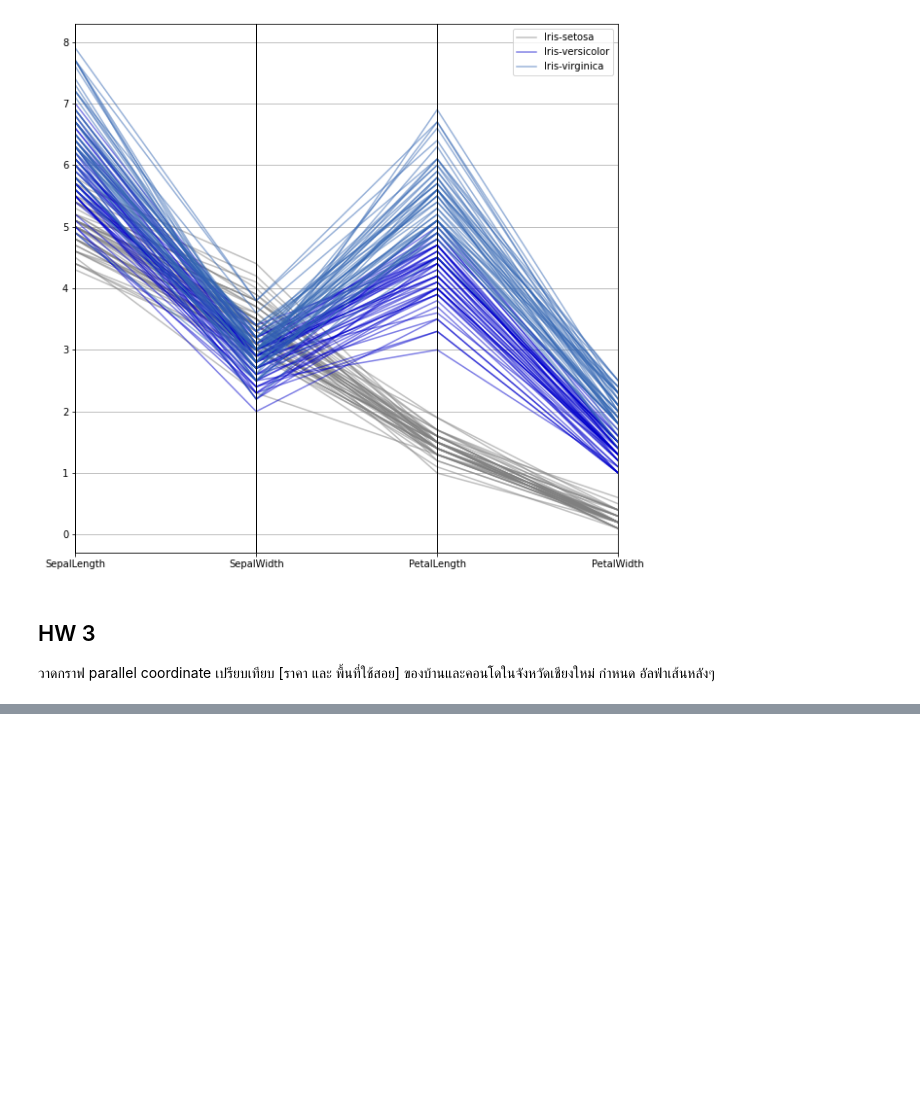
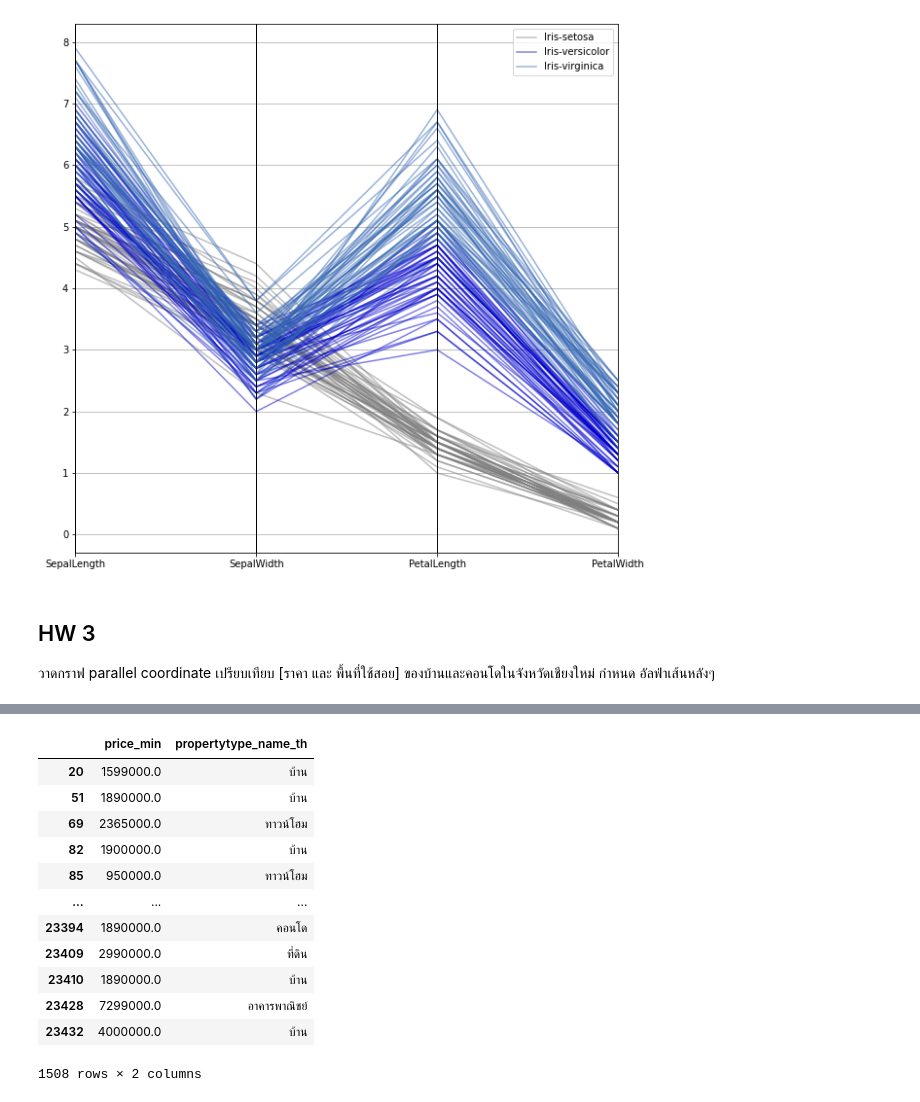
Before and after one commit to nxxk23/BasicProg_DataViz65, a Jupyter notebook: DataViz01_Table_Data.ipynb, the cells around one changed output, grey strips where cells are left out. Saved outputs shown, nothing was run; the diff lists cells and outputs as text; code cells hidden in the pictures; blank space fills up the shorter version.

```diff
--- a/DataViz01_Table_Data.ipynb
+++ b/DataViz01_Table_Data.ipynb
@@ -155,0 +214,17 @@ pd.plotting.parallel_coordinates(df, 'Name', color=[[0.5,0.5,0.5,0.5],[0,0,0.8,0
+# %%
+data1 = project[project['province_name_th']=='เชียงใหม่'][['price_min','propertytype_name_th']]
+data1
+# %% [output]
+|  | price_min | propertytype_name_th |
+| 20 | 1599000.0 | บ้าน |
+| 51 | 1890000.0 | บ้าน |
+| 69 | 2365000.0 | ทาวน์โฮม |
+| 82 | 1900000.0 | บ้าน |
+| 85 | 950000.0 | ทาวน์โฮม |
+| ... | ... | ... |
+| 23394 | 1890000.0 | คอนโด |
+| 23409 | 2990000.0 | ที่ดิน |
+| 23410 | 1890000.0 | บ้าน |
+| 23428 | 7299000.0 | อาคารพาณิชย์ |
+| 23432 | 4000000.0 | บ้าน |
+1508 rows × 2 columns
```
Also changed, not shown: parts of 6 cells of this notebook.
